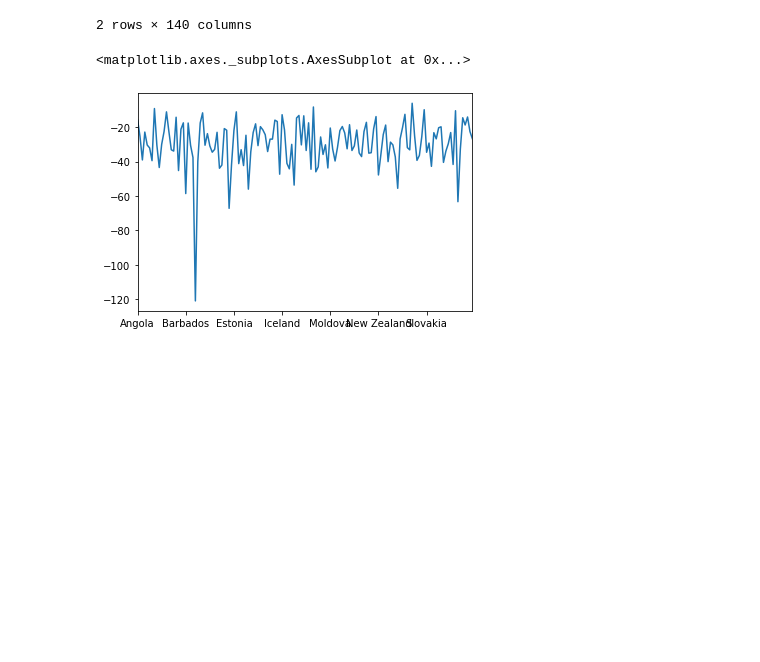
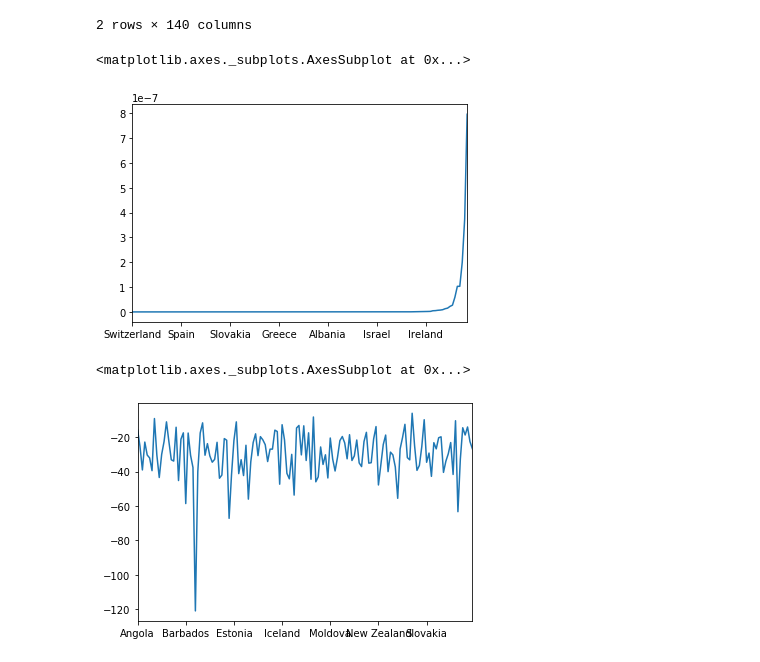
Before and after one commit to DSerpuhovitin/netology_pyda, a Jupyter notebook: Degee_project_ML/Degree_ML_res2.ipynb, the cells around one changed output. Saved outputs shown, nothing was run; the diff lists cells and outputs as text; code cells hidden in the pictures; blank space fills up the shorter version.

```diff
--- a/Degee_project_ML/Degree_ML_res2.ipynb
+++ b/Degee_project_ML/Degree_ML_res2.ipynb
@@ -750,7 +652,7 @@ mean_fe
 | 2019 | 70.602793 | 66.154921 | 29.157413 | 70.1538 | 59.147963 | 19.8462 | 21.5385 | 70.116020 | 65.364821 | ... |
 7 rows × 140 columns
 # %%
-ttest_fe = pd.DataFrame(data = None, columns = sum_int_fe.columns, index = ['statistic','pvalue'])
+ttest_fe = pd.DataFrame(data = None, columns = mean_int_fe.columns, index = ['statistic','pvalue'])
 # %%
 errlog_fe = list() #пременная для отлова пустых столбщов из-за не несовпадения названий
 for col in ttest_fe.columns:
@@ -765,6 +666,12 @@ ttest_fe
 | statistic | -15.7858 | -25.4123 | -39.0928 | -22.9267 | -30.4453 | -32.1102 | -39.5122 | -9.28153 | -30.3968 | ... |
 | pvalue | 2.16456e-09 | 8.38131e-12 | 5.06193e-14 | 2.81623e-11 | 9.88637e-13 | 5.25637e-13 | 4.45753e-14 | 7.96575e-07 | 1.00747e-12 | ... |
 2 rows × 140 columns
+# %%
+#без выбросов: 1 и 2 МАХ значения
+ttest_fe.T.sort_values('pvalue',ascending=True)['pvalue'][:-2].plot()
+# %% [output]
+<matplotlib.axes._subplots.AxesSubplot at 0x...>
+[figure, added]
 # %%
 ttest_int_fe .loc['statistic'].plot()
 # %% [output]
```
Also changed, not shown: parts of 28 cells of this notebook.
